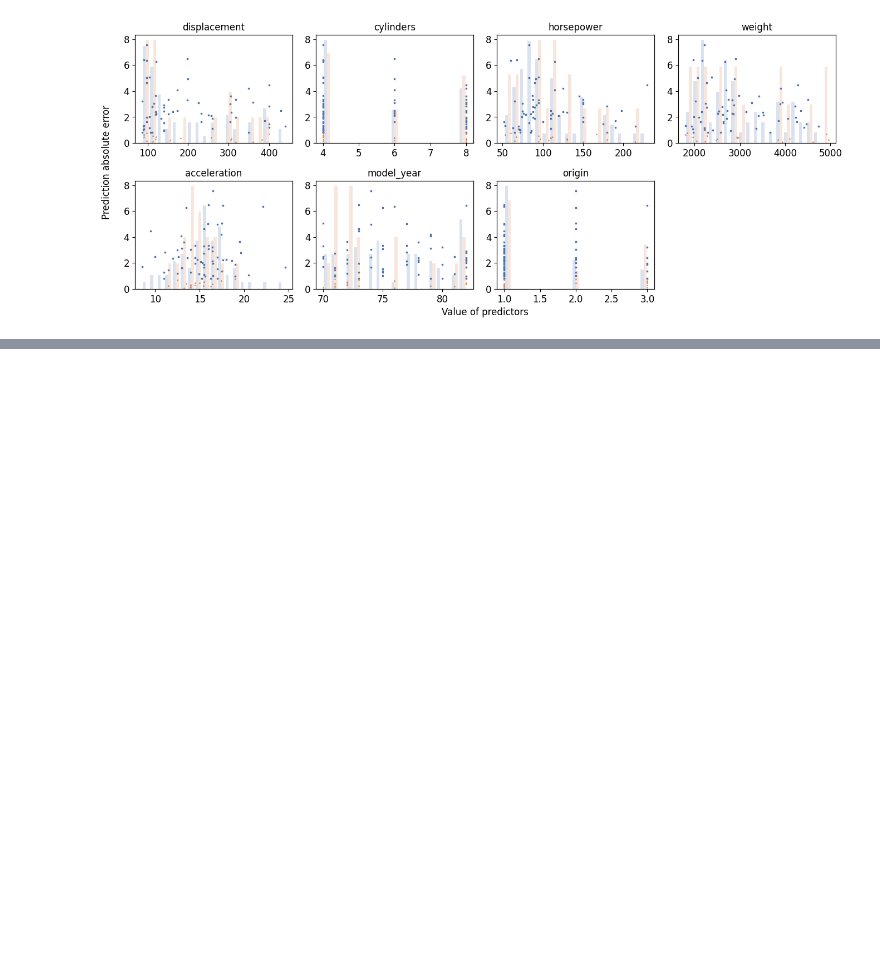
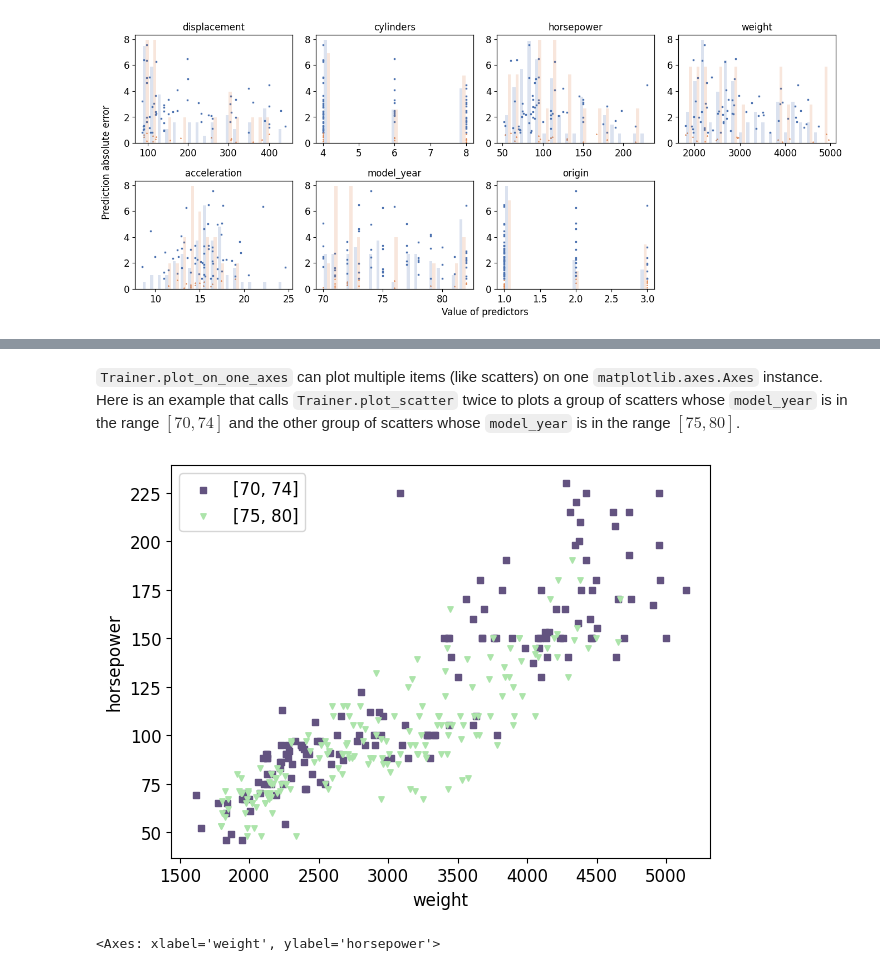
Before and after one commit to Luwen-Zhang/tabular_ensemble, a Jupyter notebook: docs/source/examples/get_started/plotting.ipynb, the cells around one changed output, grey strips where cells are left out. Cells and saved outputs as stored; diff of their text form; code cells hidden in the pictures; blank space fills up the shorter version.

```diff
--- a/docs/source/examples/get_started/plotting.ipynb
+++ b/docs/source/examples/get_started/plotting.ipynb
@@ -141,0 +155,20 @@ trainer.plot_partial_err_all(program="PytorchTabular", model_name="Category Embe
+# %% [markdown]
+`Trainer.plot_on_one_axes` can plot multiple items (like scatters) on one `matplotlib.axes.Axes` instance. Here is an example that calls `Trainer.plot_scatter` twice to plots a group of scatters whose `model_year` is in the range $[70, 74]$ and the other group of scatters whose `model_year` is in the range $[75, 80]$.
+# %%
+trainer.plot_on_one_axes(
+    meth_name="plot_scatter",
+    meth_kwargs_ls=[
+        dict(scatter_kwargs={"color": "#635380", "s": 15, "marker": "s", "label": "[70, 74]"}, select_by_value_kwargs={"selection": {"model_year": (70, 74)}}),
+        dict(scatter_kwargs={"color": "#ACE4AA", "s": 15, "marker": "v", "label": "[75, 80]"}, select_by_value_kwargs={"selection": {"model_year": (75, 80)}})
+    ],
+    meth_fix_kwargs=dict(
+        x_col="weight",
+        y_col="horsepower",
+        imputed=False,
+    ),
+    xlabel="weight",
+    ylabel="horsepower",
+)
+# %% [output]
+[figure, added]
+<Axes: xlabel='weight', ylabel='horsepower'>
```
Also changed, not shown: parts of 7 cells of this notebook, 2 other files.
